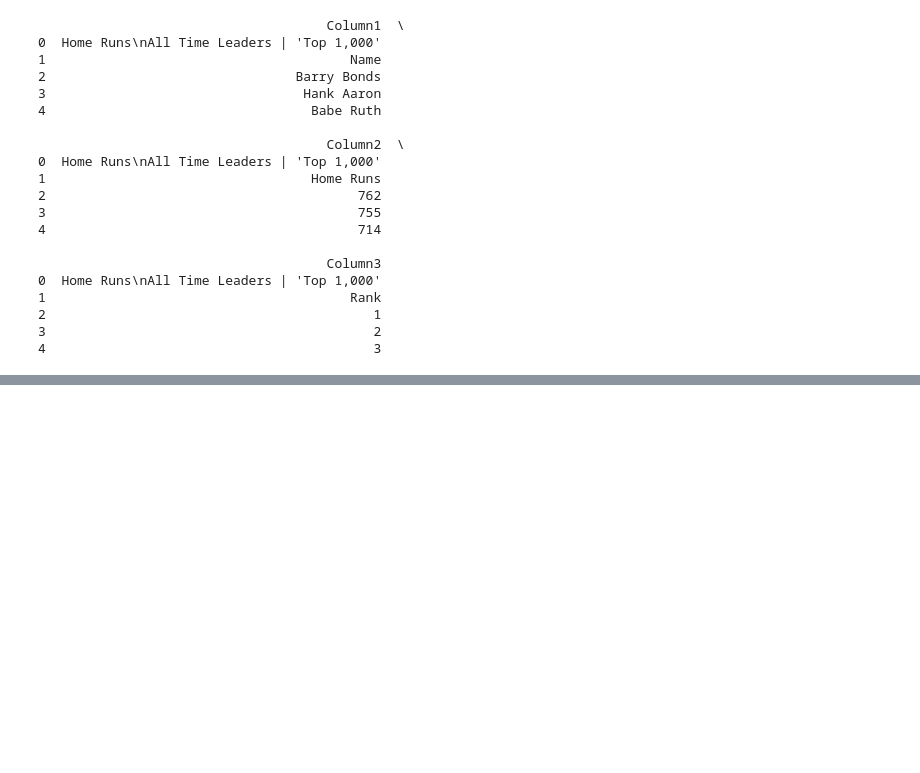
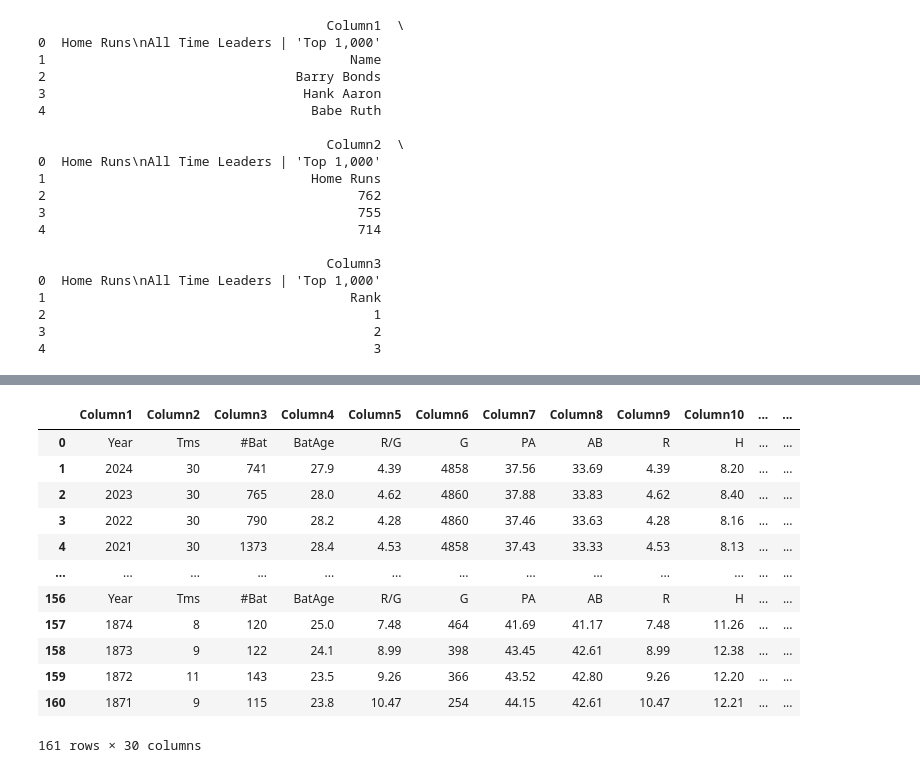
Before and after one commit to adefriece/DeFriece_Orth_MiniProject2, a Jupyter notebook: miniproject2.ipynb, the cells around one changed output, grey strips where cells are left out. Saved outputs shown, nothing was run; the diff lists cells and outputs as text; code cells hidden in the pictures; blank space fills up the shorter version.

```diff
--- a/miniproject2.ipynb
+++ b/miniproject2.ipynb
@@ -184,0 +259,16 @@ print(df.head())
+# %%
+Leaguedf
+# %% [output]
+|  | Column1 | Column2 | Column3 | Column4 | Column5 | Column6 | Column7 | Column8 | Column9 | Column10 | ... | ... |
+| 0 | Year | Tms | #Bat | BatAge | R/G | G | PA | AB | R | H | ... | ... |
+| 1 | 2024 | 30 | 741 | 27.9 | 4.39 | 4858 | 37.56 | 33.69 | 4.39 | 8.20 | ... | ... |
+| 2 | 2023 | 30 | 765 | 28.0 | 4.62 | 4860 | 37.88 | 33.83 | 4.62 | 8.40 | ... | ... |
+| 3 | 2022 | 30 | 790 | 28.2 | 4.28 | 4860 | 37.46 | 33.63 | 4.28 | 8.16 | ... | ... |
+| 4 | 2021 | 30 | 1373 | 28.4 | 4.53 | 4858 | 37.43 | 33.33 | 4.53 | 8.13 | ... | ... |
+| ... | ... | ... | ... | ... | ... | ... | ... | ... | ... | ... | ... | ... |
+| 156 | Year | Tms | #Bat | BatAge | R/G | G | PA | AB | R | H | ... | ... |
+| 157 | 1874 | 8 | 120 | 25.0 | 7.48 | 464 | 41.69 | 41.17 | 7.48 | 11.26 | ... | ... |
+| 158 | 1873 | 9 | 122 | 24.1 | 8.99 | 398 | 43.45 | 42.61 | 8.99 | 12.38 | ... | ... |
+| 159 | 1872 | 11 | 143 | 23.5 | 9.26 | 366 | 43.52 | 42.80 | 9.26 | 12.20 | ... | ... |
+| 160 | 1871 | 9 | 115 | 23.8 | 10.47 | 254 | 44.15 | 42.61 | 10.47 | 12.21 | ... | ... |
+161 rows × 30 columns
```
Also changed, not shown: parts of 6 cells of this notebook.
